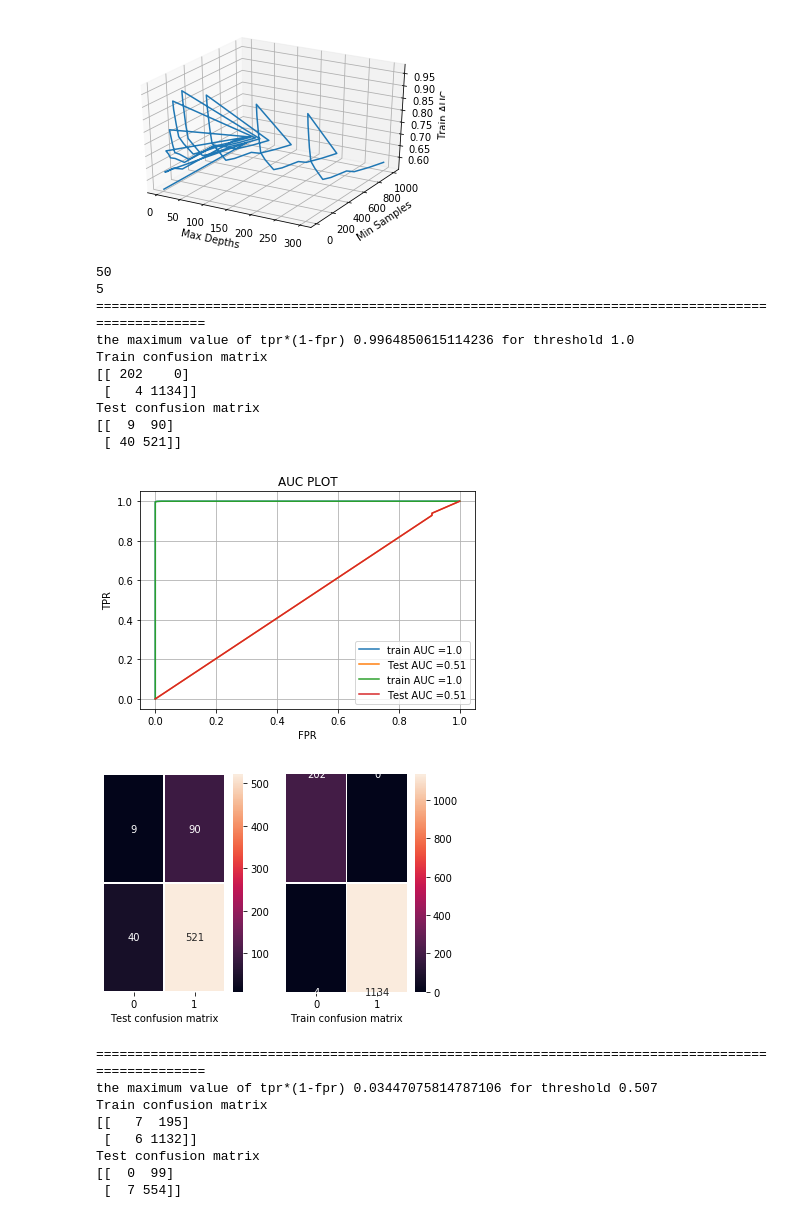
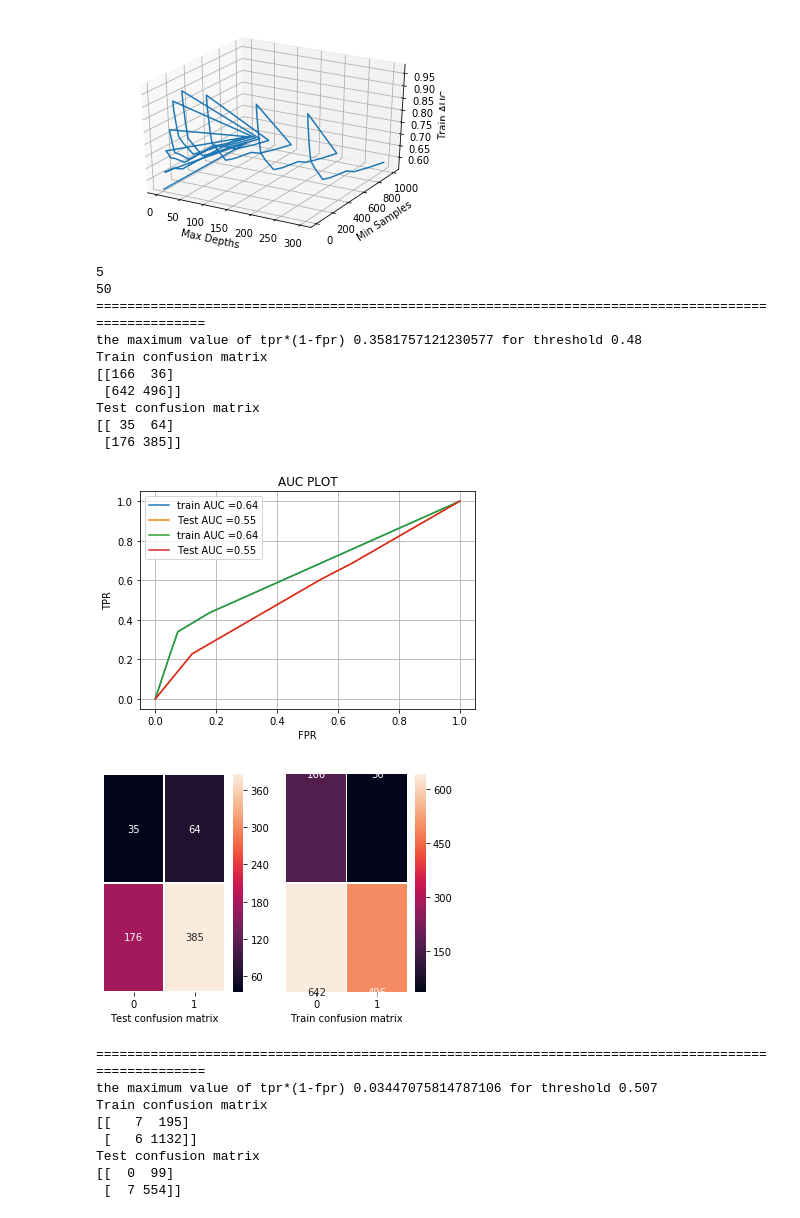
Before and after one commit to VipinJain1/VIP-DecisionTree, a Jupyter notebook: Decision_Tree.ipynb, the cells around one changed output. Saved outputs shown, nothing was run; the diff lists cells and outputs as text; code cells hidden in the pictures.

```diff
--- a/Decision_Tree.ipynb
+++ b/Decision_Tree.ipynb
@@ -1526,22 +1526,24 @@ Done
 [figure]
 # %%
 print (set6_Bestmax_depth)
+set6_Bestmax_depth=2
 print (set6_Bestmin_samples_split)
+set6_Bestmin_samples_split=50
 Set6_trainAUC_analysis,Set6_testAUC_analysis = \
 DecisionTree_for_Best_Hyper_Parameter(X_tr_set6,y_train,X_te_set6,y_test,set6_Bestmax_depth,set6_Bestmin_samples_split)
 # %% [output]
+5
 50
-5
 ====================================================================================================
-the maximum value of tpr*(1-fpr) 0.9964850615114236 for threshold 1.0
+the maximum value of tpr*(1-fpr) 0.3581757121230577 for threshold 0.48
 Train confusion matrix
-[[ 202    0]
- [   4 1134]]
+[[166  36]
+ [642 496]]
 Test confusion matrix
-[[  9  90]
- [ 40 521]]
+[[ 35  64]
+ [176 385]]
-[figure, old version]
+[figure, new version]
-[figure, old version]
+[figure, new version]
 # %%
 trainAUC_bow_analysis, testAUC_bow_analysis = \
 DecisionTree_for_Best_Hyper_Parameter(X_tr_bow,y_train,X_te_bow,y_test, bow_Bestmax_depth,bow_Bestmin_samples_split)
```
Also changed, not shown: parts of 2 cells of this notebook.
